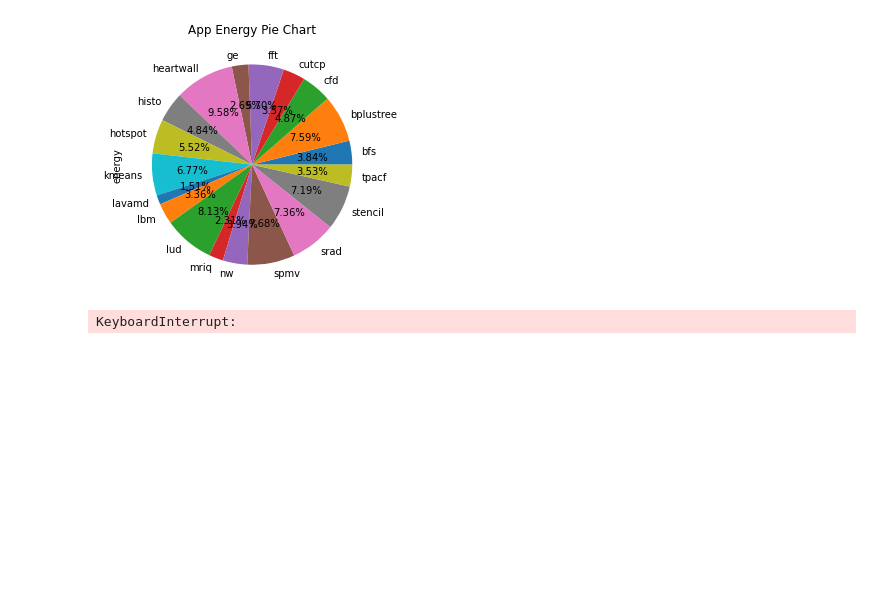
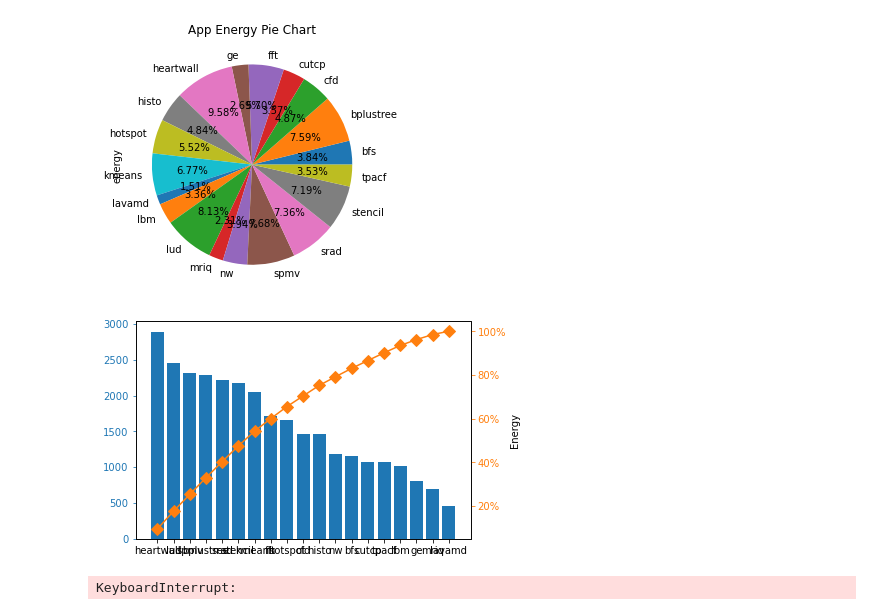
Before and after one commit to raghuvarans/GPU-P100, a Jupyter notebook: Hpc.ipynb, the cells around one changed output. Saved outputs shown, nothing was run; the diff lists cells and outputs as text; code cells hidden in the pictures; blank space fills up the shorter version.

```diff
--- a/Hpc.ipynb
+++ b/Hpc.ipynb
@@ -88,6 +90,26 @@ plt.tight_layout()
 plt.show()
 # %% [output]
 [figure]
+# %%
+dfAppEnergy.index = dfAppEnergy['app']
+# %%
+dfAppEnergy = dfAppEnergy.sort_values(by='energy',ascending=False)
+# %%
+dfAppEnergy["cumpercentage"] = dfAppEnergy["energy"].cumsum()/dfAppEnergy["energy"].sum()*100
+# %%
+fig, ax = plt.subplots()
+ax.bar(dfAppEnergy.index, dfAppEnergy["energy"], color="C0")
+ax2 = ax.twinx()
+ax2.plot(dfAppEnergy.index, dfAppEnergy["cumpercentage"], color="C1", marker="D", ms=9)
+ax2.yaxis.set_major_formatter(PercentFormatter())
+
+ax.tick_params(axis="y", colors="C0")
+ax2.tick_params(axis="y", colors="C1")
+plt.xlabel('App')
+plt.ylabel('Energy')
+plt.show()
+# %% [output]
+[figure, added]
 # %%
 df.rename({"power.draw [W]":"power_draw",'clocks.current.sm [MHz]' : 'clocks_current_sm'}, axis=1, inplace=True)
 req_columns = ['clocks_current_sm','app']
```
Also changed, not shown: parts of 1 cell of this notebook.
